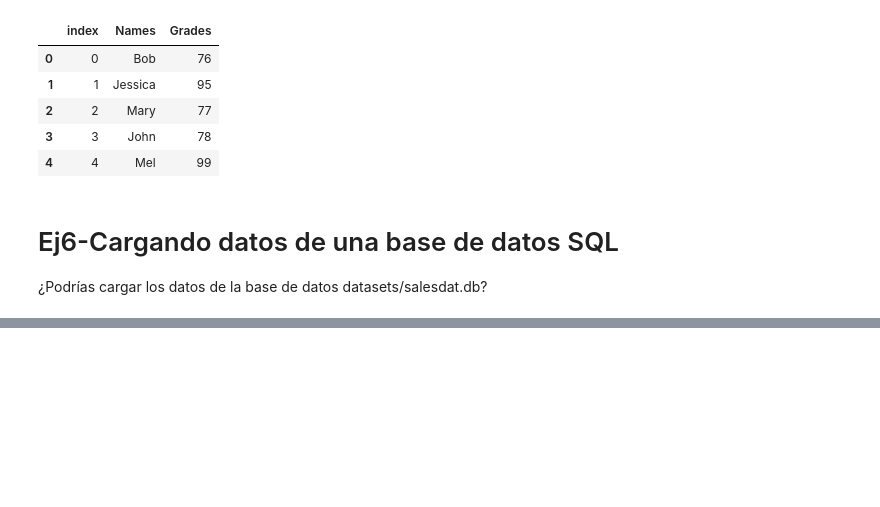
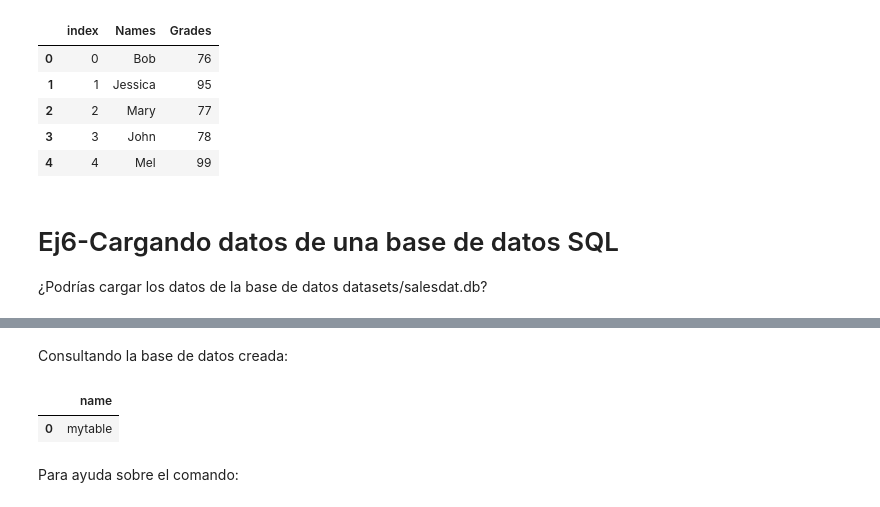
Before and after one commit to MarianaArzapalo/1-ADescDatos, a Jupyter notebook: 00-es_datos.ipynb, the cells around one changed output, grey strips where cells are left out. Drawn from its saved outputs; the diff is of its cells as text; code cells hidden in the pictures; blank space fills up the shorter version.

Commit message:
Creando tablas SQLite...

```diff
--- a/00-es_datos.ipynb
+++ b/00-es_datos.ipynb
@@ -311,0 +348,21 @@ sales_data_df.tail()
+# %% [markdown]
+Consultando la base de datos creada:
+# %%
+import pandas as pd
+from sqlalchemy import create_engine
+
+# Connect to sqlite db
+db_file = r'output/mydb.db'
+
+engine = create_engine(r"sqlite:///{}".format(db_file))
+
+sql = "select name from sqlite_master where type = 'table';"
+
+data_df = pd.read_sql(sql, engine)
+
+data_df
+# %% [output]
+|  | name |
+| 0 | mytable |
+# %% [markdown]
+Para ayuda sobre el comando:
```
Also changed, not shown: parts of 5 cells of this notebook, 1 other file.
